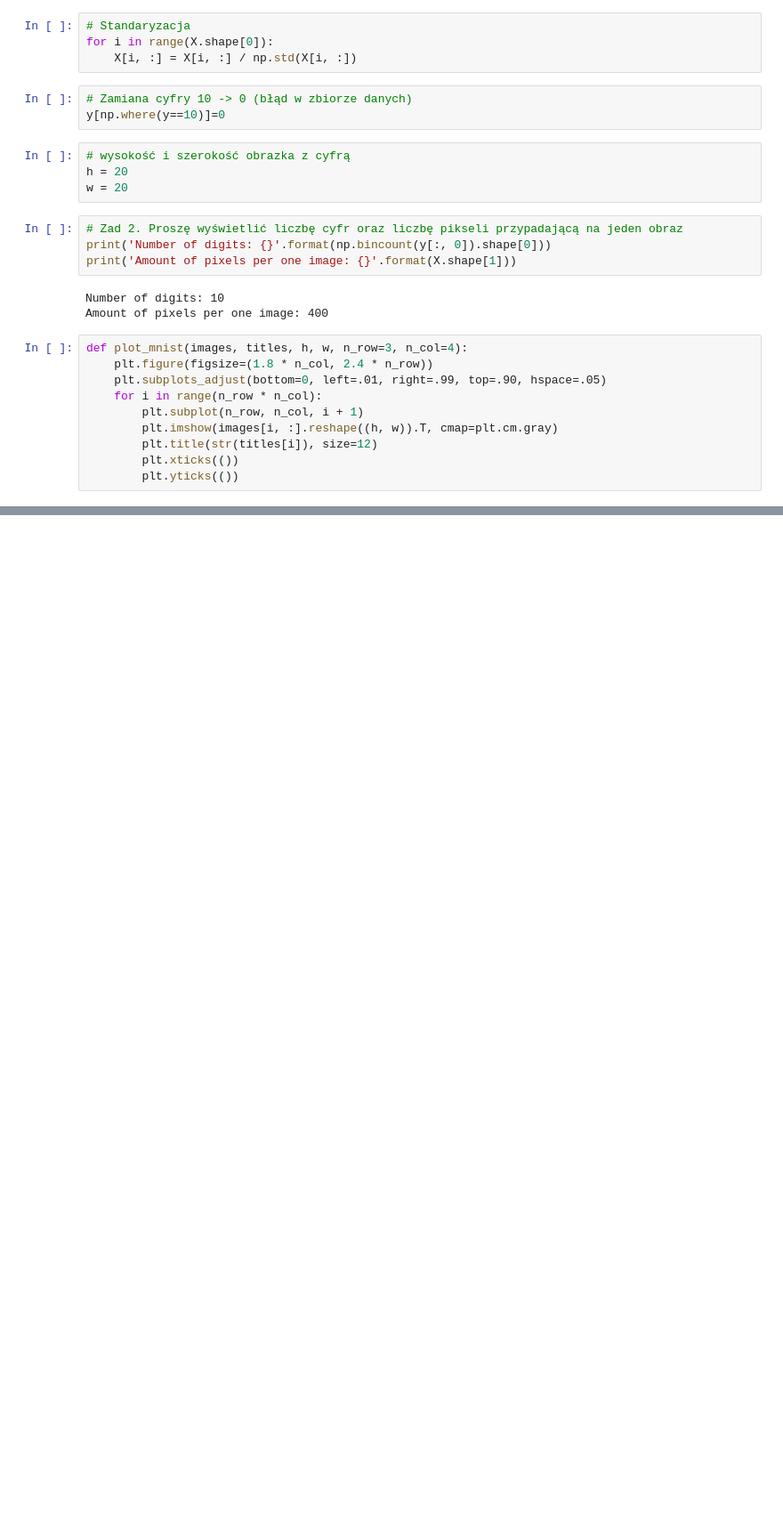
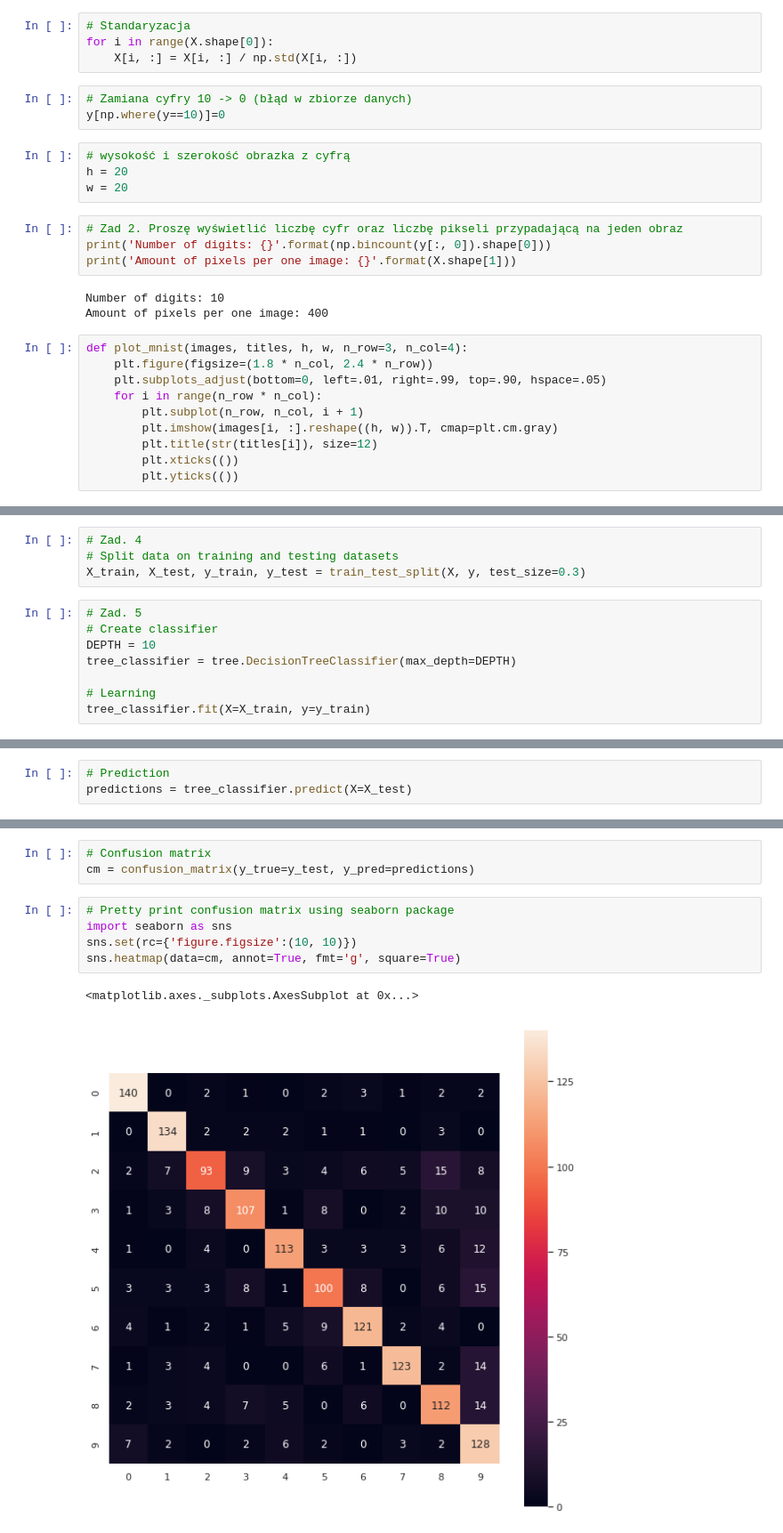
Before and after one commit to styczen/Machine-learning, a Jupyter notebook: 03_Classification/trees.ipynb, the cells around one changed output, grey strips where cells are left out. Shown at 89% size. Drawn from its saved outputs; the diff is of its cells as text; blank space fills up the shorter version.

Commit message:
Trees classifier on MNIST data

```diff
--- a/03_Classification/trees.ipynb
+++ b/03_Classification/trees.ipynb
@@ -82,0 +83,12 @@ plot_mnist(X, y, h, w)
+# %%
+# Zad. 4
+# Split data on training and testing datasets
+X_train, X_test, y_train, y_test = train_test_split(X, y, test_size=0.3)
+# %%
+# Zad. 5
+# Create classifier
+DEPTH = 10
+tree_classifier = tree.DecisionTreeClassifier(max_depth=DEPTH)
+
+# Learning
+tree_classifier.fit(X=X_train, y=y_train)
@@ -82,0 +108,3 @@ plot_mnist(X, y, h, w)
+# %%
+# Prediction
+predictions = tree_classifier.predict(X=X_test)
@@ -82,0 +152,11 @@ plot_mnist(X, y, h, w)
+# %%
+# Confusion matrix
+cm = confusion_matrix(y_true=y_test, y_pred=predictions)
+# %%
+# Pretty print confusion matrix using seaborn package
+import seaborn as sns
+sns.set(rc={'figure.figsize':(10, 10)})
+sns.heatmap(data=cm, annot=True, fmt='g', square=True)
+# %% [output]
+<matplotlib.axes._subplots.AxesSubplot at 0x...>
+[figure, added]
```
Also changed, not shown: parts of 7 cells of this notebook, 1 other file.
